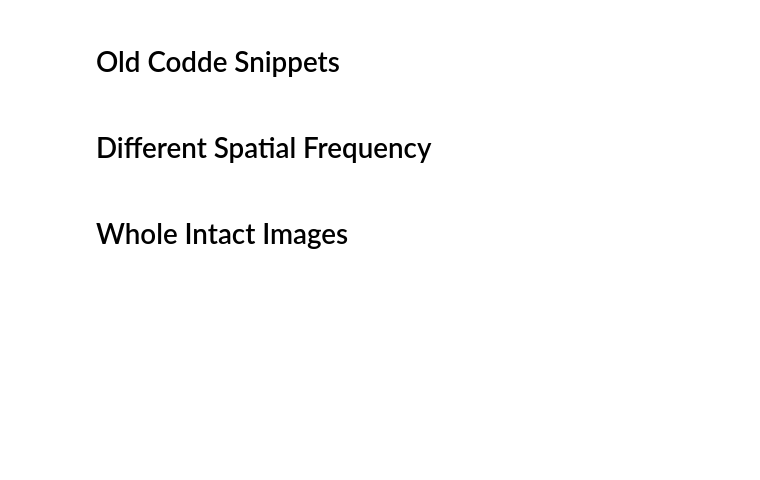
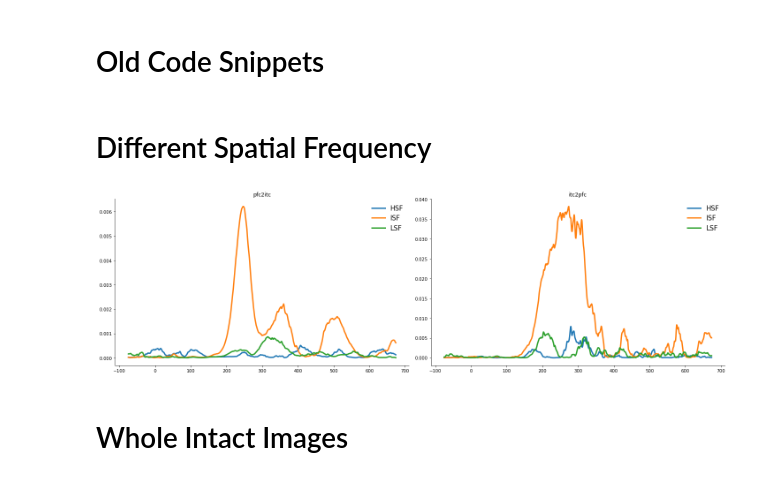
Before and after one commit to mohrabi/sua-categorical-representation, a Jupyter notebook: rsa/rdm-granger.ipynb, the cells around one changed output. Saved outputs shown, nothing was run; the diff lists cells and outputs as text; code cells hidden in the pictures; blank space fills up the shorter version.

Commit message:
added mutual information, fixed granger bug

```diff
--- a/rsa/rdm-granger.ipynb
+++ b/rsa/rdm-granger.ipynb
@@ -85,5 +84,5 @@ def rdmGranger(mdl, src, dst, n, k):
 # %% [markdown]
-# Old Codde Snippets
+# Old Code Snippets
 # %%
 # monkey = "both"
 # selectivity = "fast"
@@ -155,8 +154,8 @@ for sfr in ["BH", "BI", "BL"]:
     itc = itc[~noneIndex & sIndex]
     pfc = pfc[~noneIndex & sIndex]
 
-    bl, ss = 20, 5
-    n, k = 10, 4
+    bl, ss = 50, 1
+    n, k = 50, 50
 
     itcb = movavg(itc, bl, ss)
     pfcb = movavg(pfc, bl, ss)
@@ -171,30 +170,30 @@ for sfr in ["BH", "BI", "BL"]:
         rdmPfc[:,:,itime] = mkrdm(pfcb[argsort, :, itime])
 
     # mdl = LinearRegression(fit_intercept=True, positive=False)
-    mdl = Ridge(fit_intercept=True, positive=False)
-    pfc2itcRR2, pfc2itcFR2 = rdmGranger(mdl, rdmPfc, rdmItc, n, k)
-    itc2pfcRR2, itc2pfcFR2 = rdmGranger(mdl, rdmItc, rdmPfc, n, k)
-
-    pfc2itcGi = np.log(np.array(pfc2itcRR2) / np.array(pfc2itcFR2))
-    itc2pfcGi = np.log(np.array(itc2pfcRR2) / np.array(itc2pfcFR2))
+    mdl = Ridge(fit_intercept=True, positive=False, alpha=100)
+    pfc2itcGi, pfc2itc = rdmGranger(rdmPfc, rdmItc, n, k, mdl=mdl)
+    itc2pfcGi, itc2pfc = rdmGranger(rdmItc, rdmPfc, n, k, mdl=mdl)
 
     grangerInfluence['pfc2itc'][sfr] = pfc2itcGi
     grangerInfluence['itc2pfc'][sfr] = itc2pfcGi
 # %%
 timp = timb[n+k:]
 fig, axs = plt.subplots(1, 2, figsize=(20, 6))
 
 for sfr in ["BH", "BI", "BL"]:
     axs[0].plot(timp, smooth(grangerInfluence['pfc2itc'][sfr], 1), lw=3)
     axs[1].plot(timp, smooth(grangerInfluence['itc2pfc'][sfr], 1), lw=3)
 
-for ax in axs:
+for ax, title in zip(axs, ["pfc2itc", "itc2pfc"]):
     ax.legend(["HSF", "ISF", "LSF"], frameon=False, fontsize=15)
+    ax.set_title(title)
     # ax.set_xlim(-100, 200)
 # axs[0].set_xlim(-100, 300)
 # axs[1].set_xlim(0, 400)
 sns.despine()
 fig.tight_layout()
+# %% [output]
+[figure, added]
 # %% [markdown]
 # Whole Intact Images
 # %%
```
Also changed, not shown: parts of 13 cells of this notebook, 3 other files.
